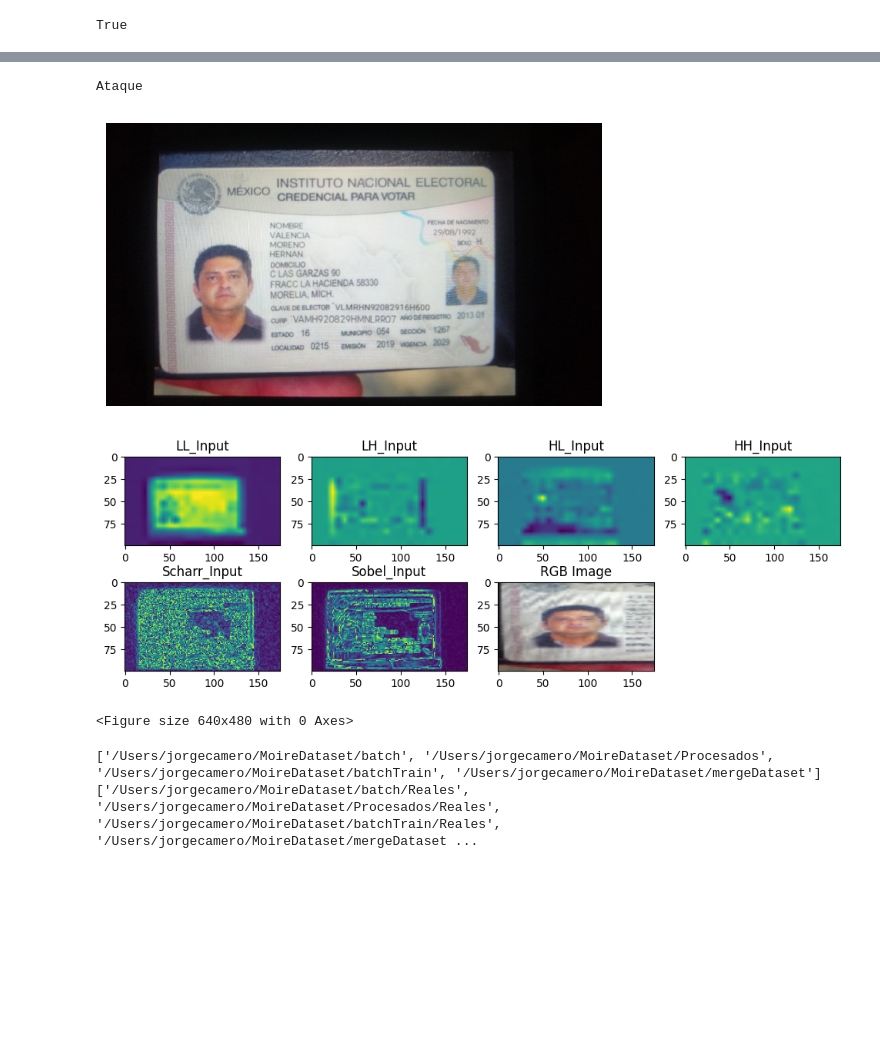
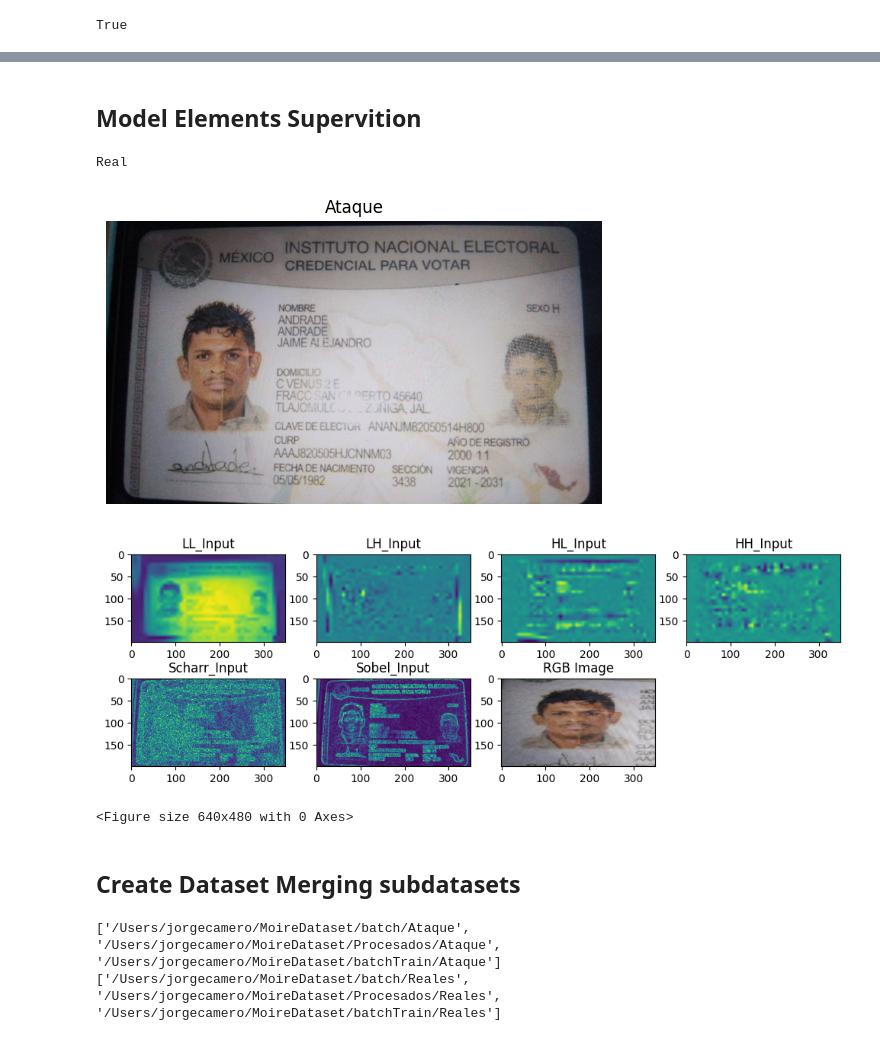
Before and after one commit to CameroJI/Moire-Fraud-Detection, a Jupyter notebook: playground.ipynb, the cells around one changed output, grey strips where cells are left out. Saved outputs shown, nothing was run; the diff lists cells and outputs as text; code cells hidden in the pictures; blank space fills up the shorter version.

```diff
--- a/playground.ipynb
+++ b/playground.ipynb
@@ -13,14 +17,3 @@ for roots, dirs, files in os.walk(path):
                 #os.remove(os.path.join(roots, file))
 # %% [output]
 True
-# %%
-import os
-
-path = 'batch/Ataque'
-img_list = [file for file in os.listdir(path) if file.lower().endswith(('.jpg', '.png', '.jpeg'))]
-
-for idx, file in enumerate(img_list):
-    filename = '_'.join(file.split('_')[3::])
-    filename = f'{idx}_{filename}'
-    print(os.path.join(path, filename))
-    os.rename(os.path.join(path, file), os.path.join(path, filename))
@@ -43,9 +36,9 @@ model = get_model(loadFlag=True, path=model_path)
 
 path = '/Users/jorgecamero/MoireDataset/batch/Ataque'
 img_list = [os.path.join(path, file) for file in os.listdir(path) if file.lower().endswith(('.jpg', '.png', '.jpeg'))]
-
+pause_time = 0
 cnt = 0
-for idx, img_path in enumerate(img_list):
+for img_path in img_list:
     img = load_img(img_path, width=WIDTH, height=HEIGHT)
     img_elements = preprocess_img(img)
     prediction_bin, prediction = predict_img(model, img_elements)
@@ -53,13 +46,13 @@ for idx, img_path in enumerate(img_list):
     if not prediction_bin:
         filename = os.path.basename(img_path)
         #output_path = os.path.join(outputDir, filename)
-        plt.imshow(img)
-        plt.title(filename)
-        plt.axis('off')
-        print(prediction)
-        plt.draw()
-        plt.pause(0.5)
-        clear_output(wait=True)
+        # plt.imshow(img)
+        # plt.title(filename)
+        # plt.axis('off')
+        # print(prediction)
+        # plt.draw()
+        # plt.pause(0)
+        # clear_output(wait=True)
         #shutil.move(img_path, output_path)
     else:
         cnt += 1
@@ -198,3 +179,5 @@ W0000 00:00:1730135192.259872  270889 inference_feedback_manager.cc:114] Feedbac
+# %% [markdown]
+## Model Elements Supervition
 # %%
 import os
 import random
@@ -204,8 +187,8 @@ import matplotlib.pyplot as plt
 from utils import load_img, preprocess_img, preprocess_augmentation_img
 from predict import predict_img
 
-HEIGHT = 100
-WIDTH = 175
+HEIGHT = 200
+WIDTH = 350
 # %%
 path = '/Users/jorgecamero/MoireDataset/batch'
 folders = [os.path.join(path, folder) for folder in os.listdir(path) if os.path.isdir(os.path.join(path, folder))]
@@ -217,43 +200,44 @@ random_img = random.choice(img_list)
 img = load_img(random_img, width=WIDTH, height=HEIGHT)
 img_elements = preprocess_img(img, height=HEIGHT, width=WIDTH)
 
 prediction_bin, prediction = predict_img(model=model, img=img_elements)
-prediction_label = 'Real' if atack_cnt < 2 else 'Ataque'
+prediction_label = 'Real' if prediction_bin == 1 else 'Ataque'
 print(prediction_label)
 plt.imshow(load_img(random_img, width=1400, height=800))
-plt.title("")
+plt.title("Real" if os.path.basename(random_folder) == "Reales" else "Ataque")
 plt.axis('off')
 
 num_cols = 4
 num_rows = (len(img_elements) + num_cols - 1) // num_cols
 
 plt.figure(figsize=(12, 2 * num_rows))
 
 for idx, (name, element) in enumerate(list(img_elements.items())[:-3]):
     plt.subplot(num_rows, num_cols, idx + 1)
     plt.imshow(element)
     plt.axis('on')
     plt.title(name)
 
 rgb_channels = list(img_elements.items())[-3:]
 rgb_image = np.stack([np.squeeze(element) for _, element in rgb_channels], axis=-1)
 
 plt.imshow(rgb_image.astype(np.uint8))
 plt.axis('on')
 plt.title('RGB Image')
 plt.show()
 
 plt.tight_layout()
 plt.show()
 # %% [output]
-Ataque
+Real
-[figure, old version]
+[figure, new version]
-[figure, old version]
+[figure, new version]
 <Figure size 640x480 with 0 Axes>
+# %% [markdown]
+## Create Dataset Merging subdatasets
 # %%
 import os
 import shutil
-from collections import defaultdict
 
 root_dir = '/Users/jorgecamero/MoireDataset'
 output_dir = os.path.join(root_dir, 'mergeDataset')
@@ -282,6 +266,14 @@ for dir in Ataque_dirs:
             file_path = os.path.join(dir, file)
             shutil.copyfile(file_path, os.path.join(Ataque_output, f"Ataque_img_{idx}.jpg"))
             idx += 1
+
+idx = 0
+for dir in Reales_dirs:
+    for file in os.listdir(dir):
+        if file.lower().endswith(('.jpg', '.png', '.jpeg')):
+            file_path = os.path.join(dir, file)
+            shutil.copyfile(file_path, os.path.join(Reales_output, f"Ataque_img_{idx}.jpg"))
+            idx += 1
 # %% [output]
-['/Users/jorgecamero/MoireDataset/batch', '/Users/jorgecamero/MoireDataset/Procesados', '/Users/jorgecamero/MoireDataset/batchTrain', '/Users/jorgecamero/MoireDataset/mergeDataset']
-['/Users/jorgecamero/MoireDataset/batch/Reales', '/Users/jorgecamero/MoireDataset/Procesados/Reales', '/Users/jorgecamero/MoireDataset/batchTrain/Reales', '/Users/jorgecamero/MoireDataset/mergeDataset ...
+['/Users/jorgecamero/MoireDataset/batch/Ataque', '/Users/jorgecamero/MoireDataset/Procesados/Ataque', '/Users/jorgecamero/MoireDataset/batchTrain/Ataque']
+['/Users/jorgecamero/MoireDataset/batch/Reales', '/Users/jorgecamero/MoireDataset/Procesados/Reales', '/Users/jorgecamero/MoireDataset/batchTrain/Reales']
```
Also changed, not shown: parts of 12 cells of this notebook, 1 other file.
